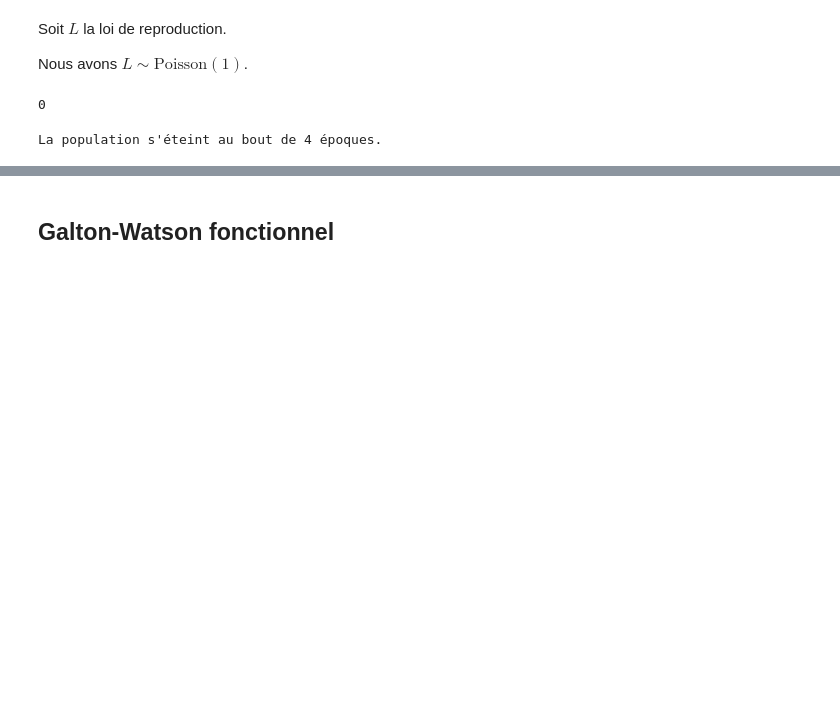
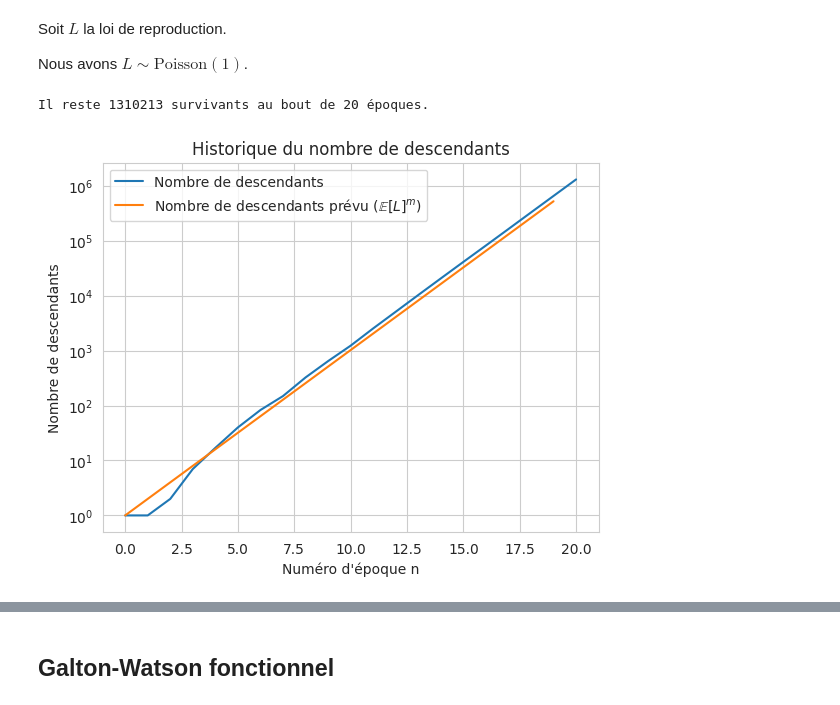
Before and after one commit to Ab2nour/epidemic-simulation, a Jupyter notebook: src/notebooks/galton-watson.ipynb, the cells around one changed output, grey strips where cells are left out. Cells and saved outputs as stored; diff of their text form; code cells hidden in the pictures; blank space fills up the shorter version.

Commit message:
feat(plot): add history and Zn/n

```diff
--- a/src/notebooks/galton-watson.ipynb
+++ b/src/notebooks/galton-watson.ipynb
@@ -17,14 +17,16 @@ Soit $L$ la loi de reproduction.
 
 Nous avons $L \sim {\mathrm {Poisson}}(1)$.
 # %%
-poisson_1 = stats.poisson(1)
+poisson_1 = stats.poisson(2)
 # %%
 gp1 = GaltonWatson(poisson_1)
 # %%
-gp1.simule(100)  # affiche le nombre de
+nb_survivants = gp1.simule(20)
-# %% [output]
-0
 # %%
-print(f"La population s'éteint au bout de {gp1.n} époques.")
+print(f"Il reste {nb_survivants} survivants au bout de {gp1.n} époques.")
 # %% [output]
-La population s'éteint au bout de 4 époques.
+Il reste 1310213 survivants au bout de 20 époques.
+# %%
+gp1.plot_historique_descendants(log=True, affiche_moyenne=True)
+# %% [output]
+[figure, added]
```
Also changed, not shown: parts of 1 cell of this notebook, 1 other file.
